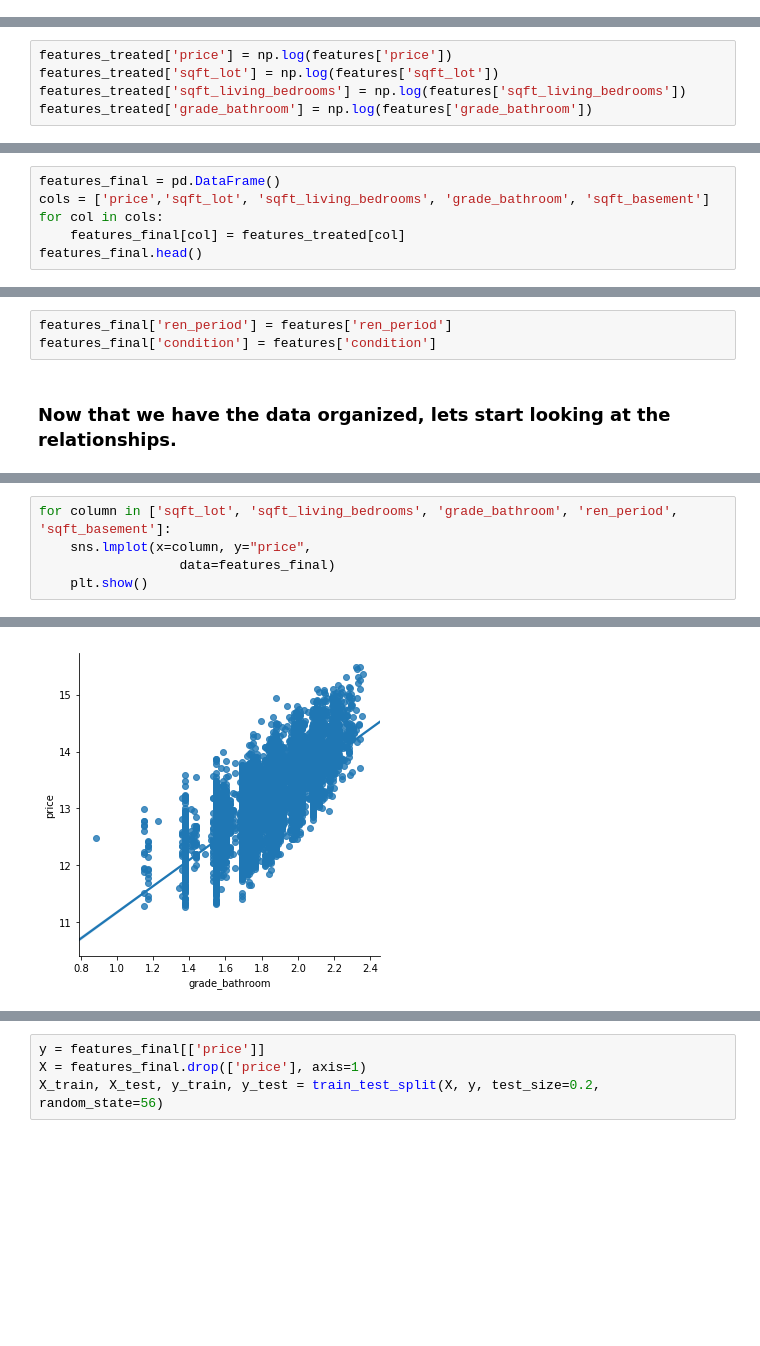
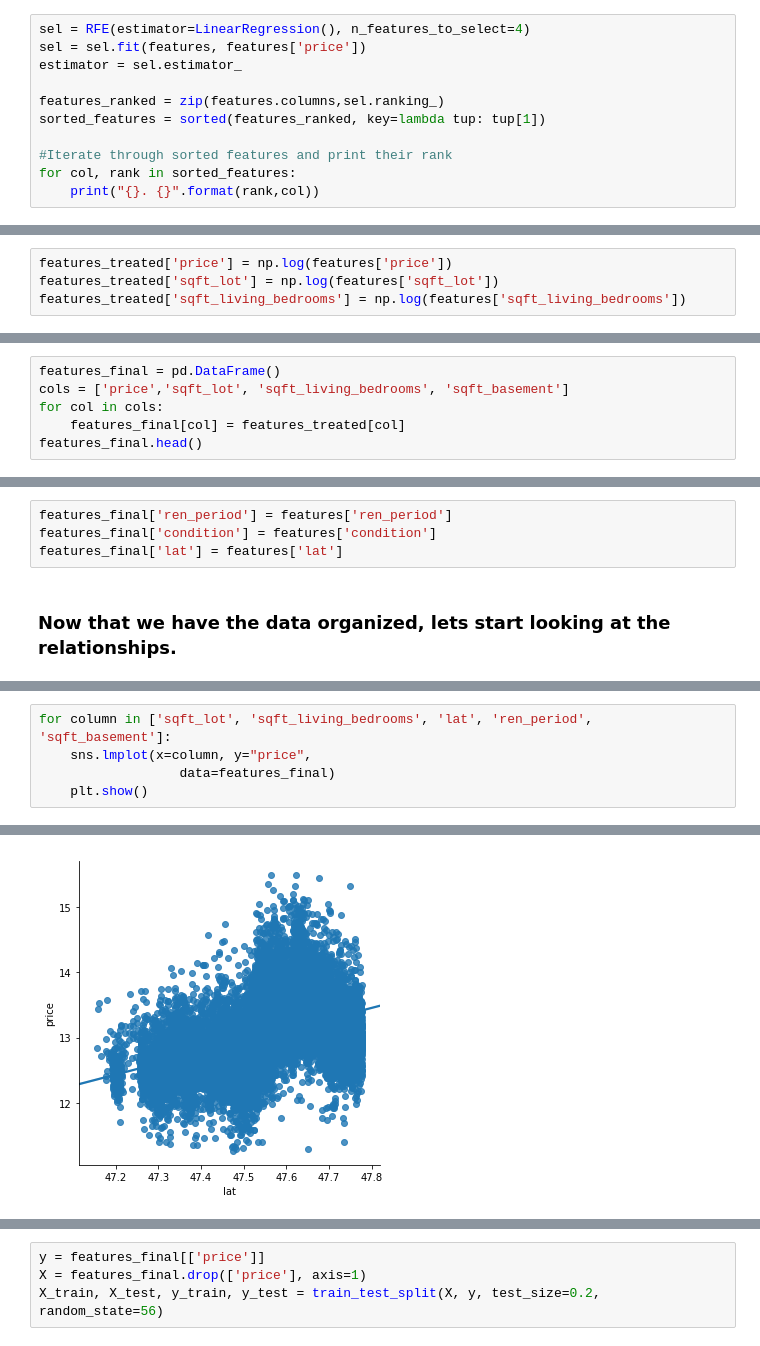
Before and after one commit to Cheffrey2000/Real-Estate-Price_Prediction, a Jupyter notebook: Jeffrey Hinkle KC Housing Data Analysis.ipynb, the cells around one changed output, grey strips where cells are left out. Drawn from its saved outputs; the diff is of its cells as text; blank space fills up the shorter version.

```diff
--- a/Jeffrey Hinkle KC Housing Data Analysis.ipynb
+++ b/Jeffrey Hinkle KC Housing Data Analysis.ipynb
@@ -738,0 +638,11 @@ features.head()
+# %%
+sel = RFE(estimator=LinearRegression(), n_features_to_select=4)
+sel = sel.fit(features, features['price'])
+estimator = sel.estimator_
+
+features_ranked = zip(features.columns,sel.ranking_)
+sorted_features = sorted(features_ranked, key=lambda tup: tup[1])
+
+#Iterate through sorted features and print their rank
+for col, rank in sorted_features:
+    print("{}. {}".format(rank,col))
@@ -784,7 +703,6 @@ features_treated = pd.DataFrame([])
 features_treated['price'] = np.log(features['price'])
 features_treated['sqft_lot'] = np.log(features['sqft_lot'])
 features_treated['sqft_living_bedrooms'] = np.log(features['sqft_living_bedrooms'])
-features_treated['grade_bathroom'] = np.log(features['grade_bathroom'])
 # %%
 fig, axes = plt.subplots(nrows=1, ncols=3, figsize=(13,5))
 for xcol, ax in zip(list(features_treated)[0:3], axes):
@@ -811,7 +728,7 @@ hf.make_kde(data=features_treated, columns=cols)
 - We were able to normalize the data.
 # %%
 features_final = pd.DataFrame()
-cols = ['price','sqft_lot', 'sqft_living_bedrooms', 'grade_bathroom', 'sqft_basement']
+cols = ['price','sqft_lot', 'sqft_living_bedrooms', 'sqft_basement']
 for col in cols:
     features_final[col] = features_treated[col]
 features_final.head()
@@ -825,6 +742,7 @@ features_final.head()
 # %%
 features_final['ren_period'] = features['ren_period']
 features_final['condition'] = features['condition']
+features_final['lat'] = features['lat']
 # %% [markdown]
 ### Now that we have the data organized, lets start looking at the relationships.
 # %%
@@ -835,12 +753,12 @@ sns.pairplot(features_final)
 # %%
-for column in ['sqft_lot', 'sqft_living_bedrooms', 'grade_bathroom', 'ren_period', 'sqft_basement']:
+for column in ['sqft_lot', 'sqft_living_bedrooms', 'lat', 'ren_period', 'sqft_basement']:
     sns.lmplot(x=column, y="price",
                   data=features_final)
     plt.show()
 # %% [output]
 [figure]
 [figure]
-[figure, old version]
+[figure, new version]
 [figure]
 [figure]
 # %%
```
Also changed, not shown: parts of 39 cells of this notebook, 2 other files.
